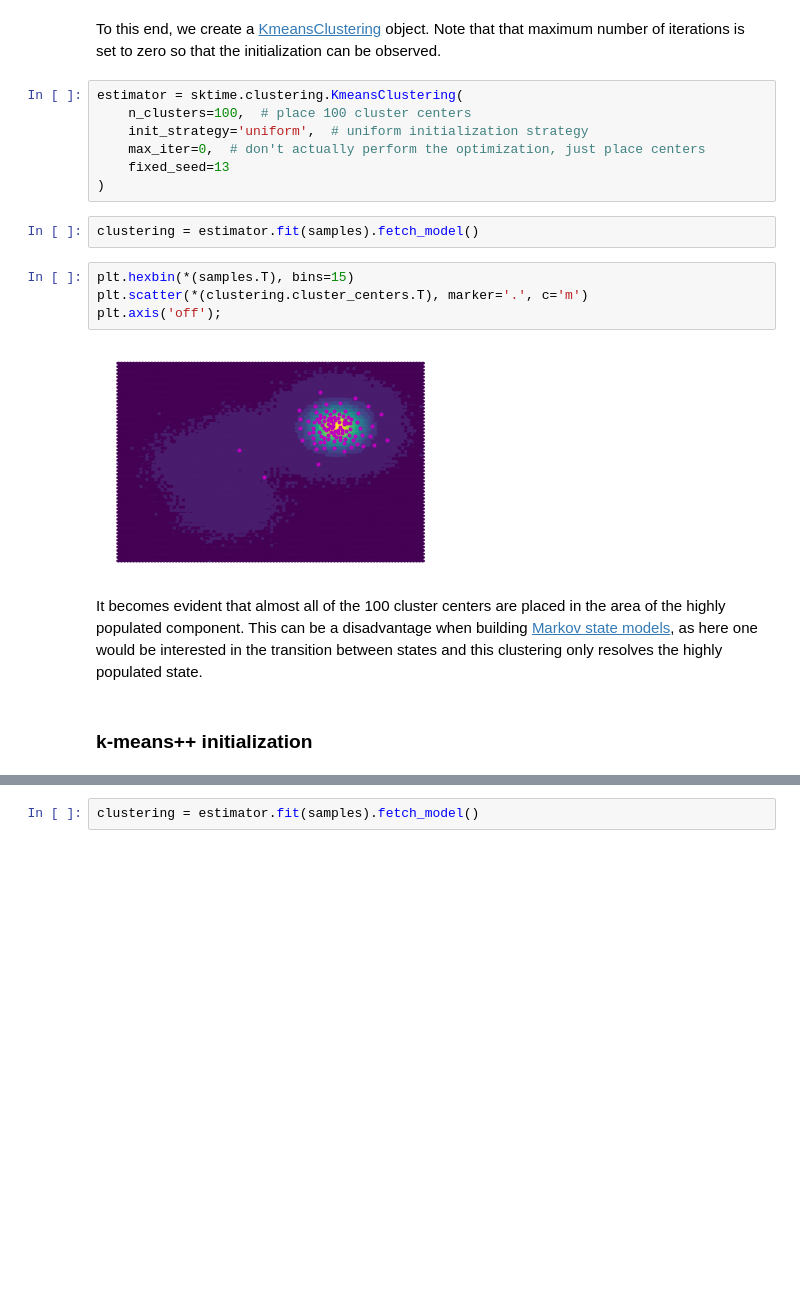
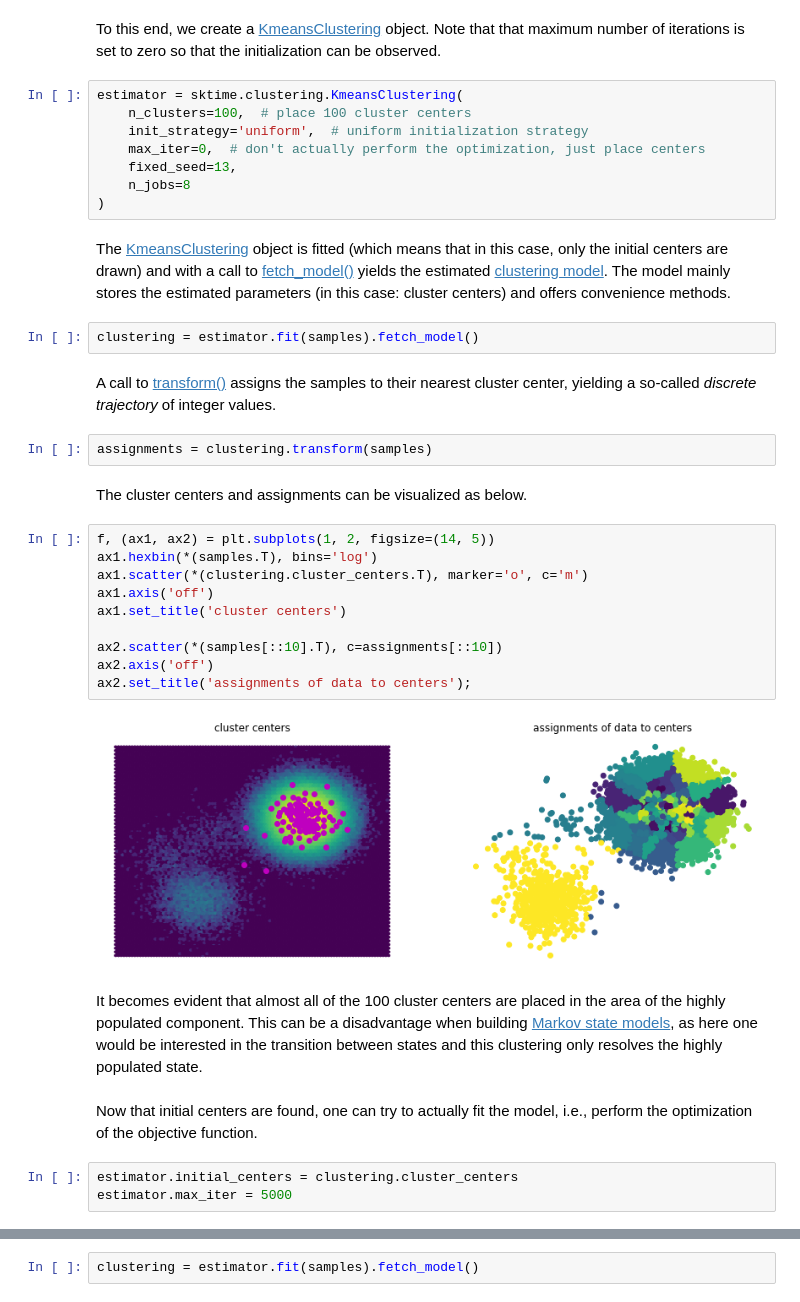
Before and after one commit to deeptime-ml/deeptime, a Jupyter notebook: docs/source/notebooks/clustering.ipynb, the cells around one changed output, grey strips where cells are left out. Saved outputs shown, nothing was run; the diff lists cells and outputs as text; blank space fills up the shorter version.

```diff
--- a/docs/source/notebooks/clustering.ipynb
+++ b/docs/source/notebooks/clustering.ipynb
@@ -64,17 +67,35 @@ estimator = sktime.clustering.KmeansClustering(
     n_clusters=100,  # place 100 cluster centers
     init_strategy='uniform',  # uniform initialization strategy
     max_iter=0,  # don't actually perform the optimization, just place centers
-    fixed_seed=13
+    fixed_seed=13,
+    n_jobs=8
 )
+# %% [markdown]
+The [KmeansClustering](../api/generated/sktime.clustering.KmeansClustering.rst#sktime.clustering.KmeansClustering) object is fitted (which means that in this case, only the initial centers are drawn) and with a call to [fetch_model()](../api/generated/sktime.clustering.KmeansClustering.rst#sktime.clustering.KmeansClustering.fetch_model) yields the estimated [clustering model](../api/generated/sktime.clustering.KMeansClusteringModel.rst#sktime.clustering.KMeansClusteringModel). The model mainly stores the estimated parameters (in this case: cluster centers) and offers convenience methods.
 # %%
 clustering = estimator.fit(samples).fetch_model()
-# %%
-plt.hexbin(*(samples.T), bins=15)
-plt.scatter(*(clustering.cluster_centers.T), marker='.', c='m')
-plt.axis('off');
-# %% [output]
-[figure, removed]
+# %% [markdown]
+A call to [transform()](../api/generated/sktime.clustering.KMeansClusteringModel.rst#sktime.clustering.KMeansClusteringModel.transform) assigns the samples to their nearest cluster center, yielding a so-called _discrete trajectory_ of integer values.
+# %%
+assignments = clustering.transform(samples)
+# %% [markdown]
+The cluster centers and assignments can be visualized as below.
+# %%
+f, (ax1, ax2) = plt.subplots(1, 2, figsize=(14, 5))
+ax1.hexbin(*(samples.T), bins='log')
+ax1.scatter(*(clustering.cluster_centers.T), marker='o', c='m')
+ax1.axis('off')
+ax1.set_title('cluster centers')
+
+ax2.scatter(*(samples[::10].T), c=assignments[::10])
+ax2.axis('off')
+ax2.set_title('assignments of data to centers');
+# %% [output]
+[figure, added]
 # %% [markdown]
 It becomes evident that almost all of the 100 cluster centers are placed in the area of the highly populated component. This can be a disadvantage when building [Markov state models](msm.ipynb), as here one would be interested in the transition between states and this clustering only resolves the highly populated state.
-# %% [markdown]
-### k-means++ initialization
+# %% [markdown]
+Now that initial centers are found, one can try to actually fit the model, i.e., perform the optimization of the objective function.
+# %%
+estimator.initial_centers = clustering.cluster_centers
+estimator.max_iter = 5000
```
Also changed, not shown: parts of 22 cells of this notebook, 3 other files.
